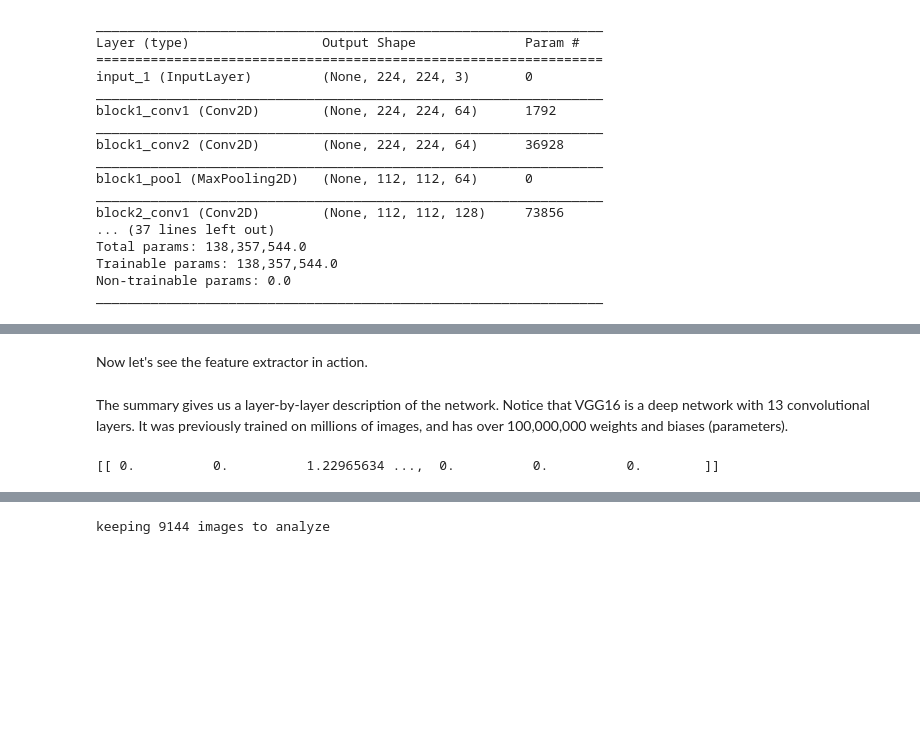
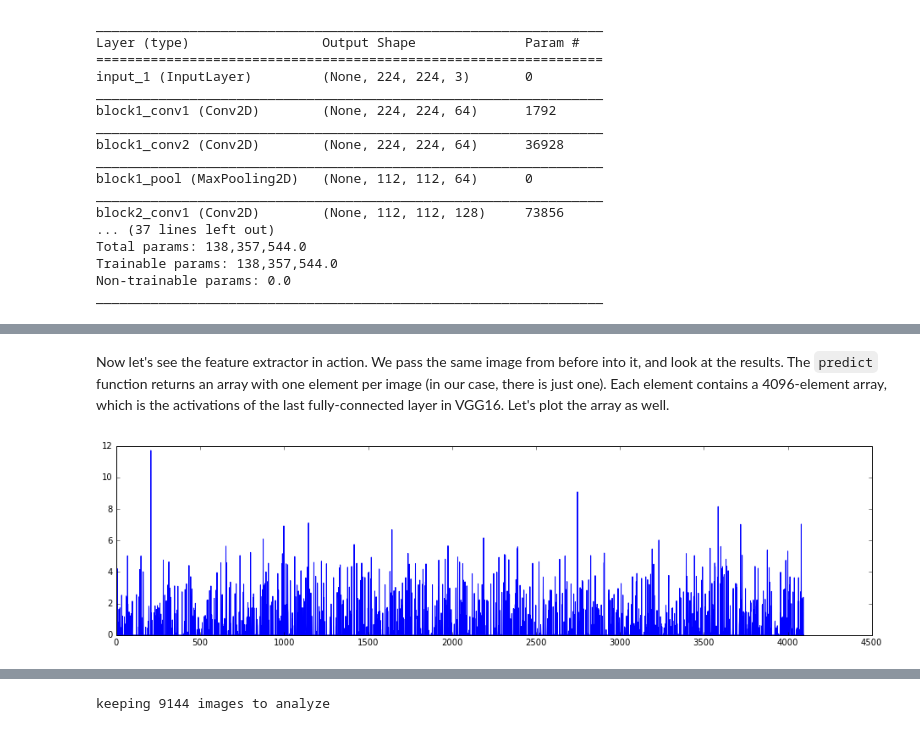
Before and after one commit to ml4a/ml4a, a Jupyter notebook: notebooks/image-search.ipynb, the cells around one changed output, grey strips where cells are left out. Drawn from its saved outputs; the diff is of its cells as text; code cells hidden in the pictures; blank space fills up the shorter version.

```diff
--- a/notebooks/image-search.ipynb
+++ b/notebooks/image-search.ipynb
@@ -360,2 +121,0 @@ feat_extractor = Model(inputs=model.input, outputs=model.get_layer("fc2").output
-# %% [markdown]
-Now let's see the feature extractor in action.
@@ -365,9 +122,11 @@ print(features)
-# %% [markdown]
-The summary gives us a layer-by-layer description of the network. Notice that VGG16 is a deep network with 13 convolutional layers. It was previously trained on millions of images, and has over 100,000,000 weights and biases (parameters).
-# %%
-
-feat_extractor = Model(inputs=model.input, outputs=model.get_layer("fc2").output)
-features = feat_extractor.predict(img)
-print(features)
-# %% [output]
-[[ 0.          0.          1.22965634 ...,  0.          0.          0.        ]]
+# %% [markdown]
+Now let's see the feature extractor in action. We pass the same image from before into it, and look at the results. The `predict` function returns an array with one element per image (in our case, there is just one). Each element contains a 4096-element array, which is the activations of the last fully-connected layer in VGG16. Let's plot the array as well.
+# %%
+img, x = get_image("../assets/kitty.jpg")
+feat = feat_extractor.predict(x)
+
+matplotlib.pyplot.figure(figsize=(16,4))
+matplotlib.pyplot.plot(feat[0])
+matplotlib.pyplot.show()
+# %% [output]
+[figure, added]
```
Also changed, not shown: parts of 50 cells of this notebook.
